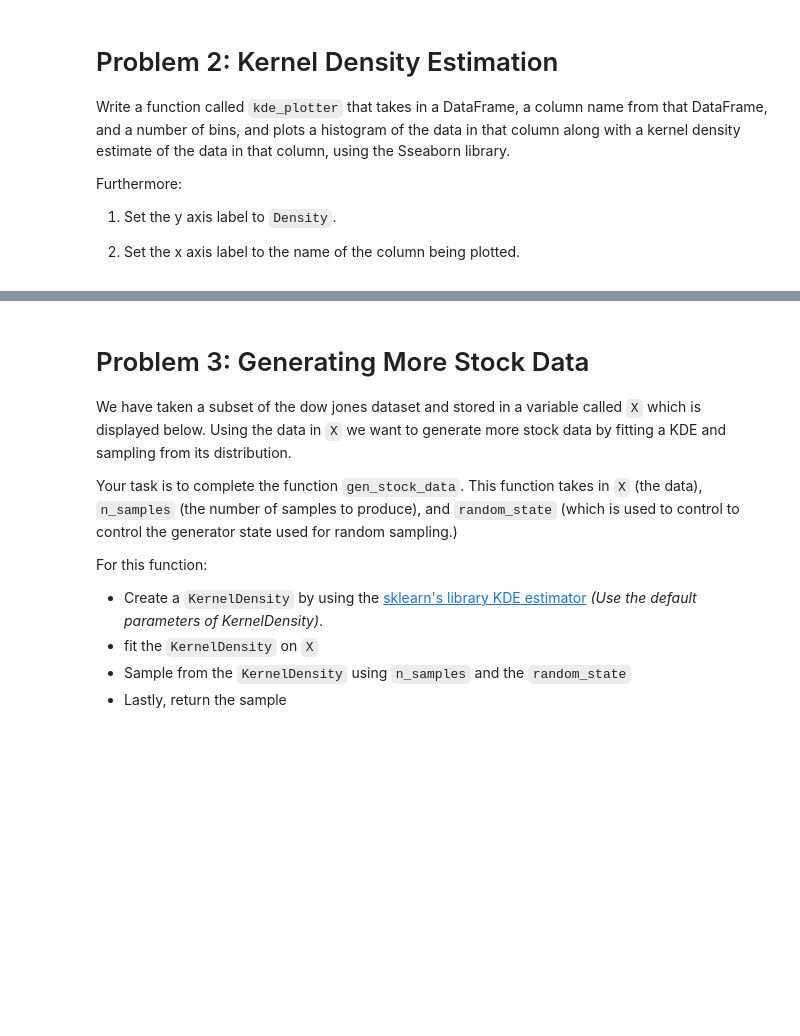
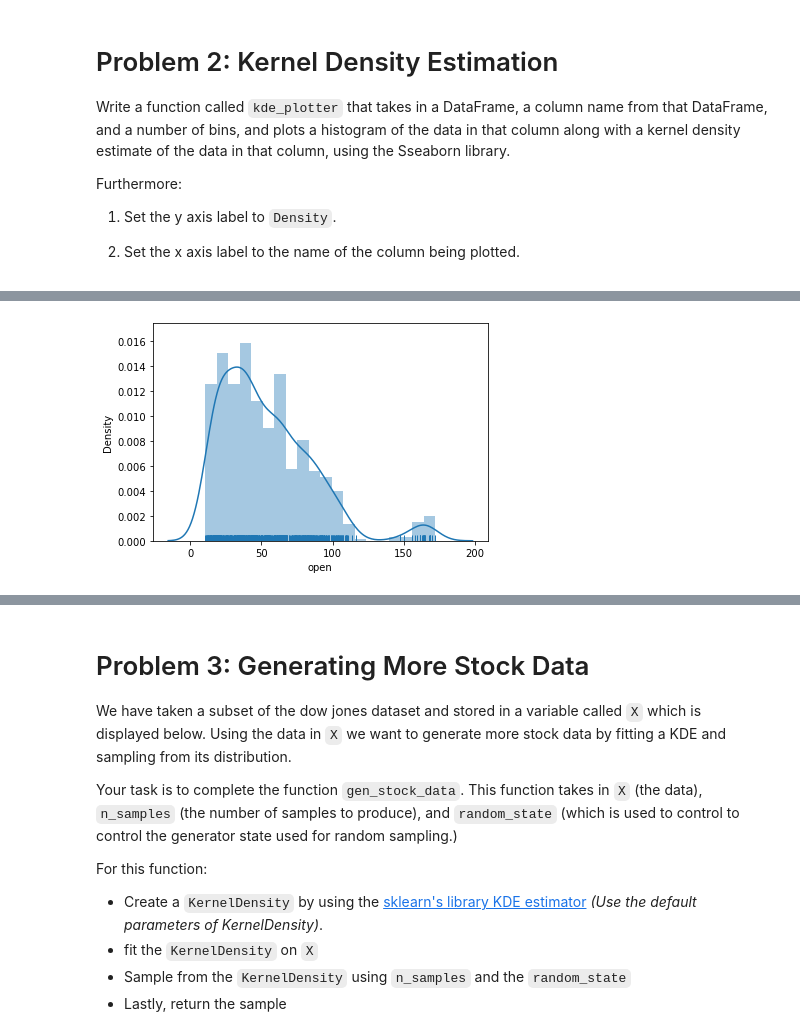
Before and after one commit to dennislamcv1/UoIDAA1, a Jupyter notebook: m8_assignment.ipynb, the cells around one changed output, grey strips where cells are left out. Cells and saved outputs as stored; diff of their text form; code cells hidden in the pictures; blank space fills up the shorter version.

```diff
--- a/m8_assignment.ipynb
+++ b/m8_assignment.ipynb
@@ -80,3 +123,10 @@ Furthermore:
+# %%
+ax = sns.distplot(a=df[column], hist=True, kde=True, rug=True, bins=num_bins)
+ax.set_xlabel(column)
+ax.set_ylabel('Density')
+plt.show()
+# %% [output]
+[figure, added]
 # %%
 def kde_plotter(df, column, num_bins):
     """
```
Also changed, not shown: parts of 19 cells of this notebook, 4 other files.
